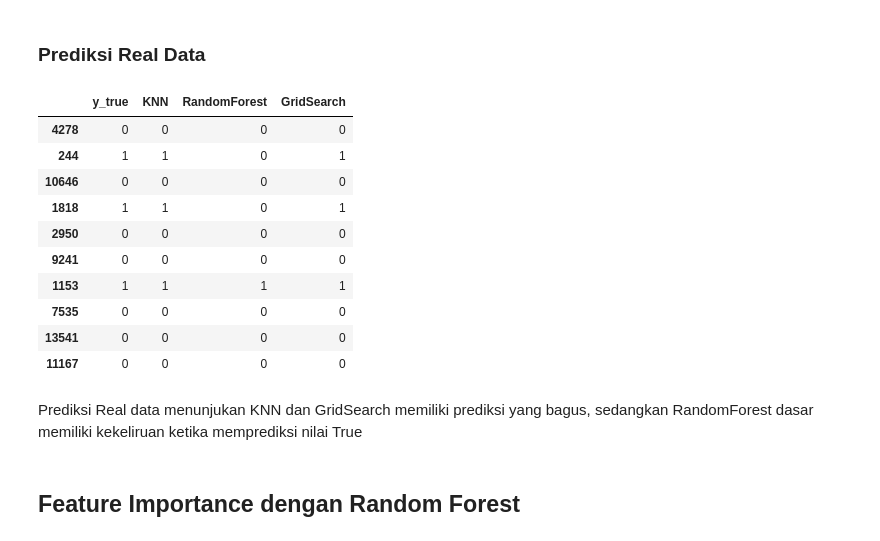
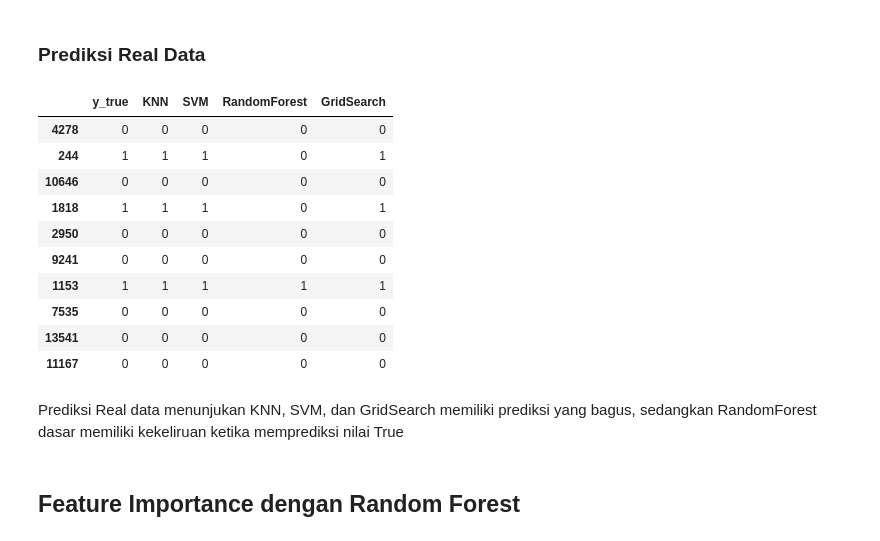
Before and after one commit to kresdev/DicodingMLExpert, a Jupyter notebook: PredictiveAnalytics/HR Turn Over Analytics.ipynb, the cells around one changed output. Cells and saved outputs as stored; diff of their text form; code cells hidden in the pictures.

```diff
--- a/PredictiveAnalytics/HR Turn Over Analytics.ipynb
+++ b/PredictiveAnalytics/HR Turn Over Analytics.ipynb
@@ -335,0 +321,13 @@ f1 score: 0.9393319700068167
+# %%
+n_neighbors = range(1, 20, 2)
+train_score = []
+test_score = []
+
+for n in tqdm(n_neighbors):
+    knn = KNeighborsClassifier(n_neighbors=n)
+    knn.fit(X_train, y_train)
+    trains = f1_score(y_train, knn.predict(X_train))
+    tests = f1_score(y_test, knn.predict(X_test))
+
+    train_score.append(trains)
+    test_score.append(tests)
@@ -335,0 +359,3 @@ f1 score: 0.9393319700068167
+# %%
+svc = SVC()
+svc.fit(X_train, y_train)
@@ -335,0 +369,13 @@ f1 score: 0.9393319700068167
+# %%
+C_values = np.logspace(0, 3, 4, dtype=int)
+train_score = []
+test_score = []
+
+for n in tqdm(C_values):
+    svc = SVC(C=n)
+    svc.fit(X_train, y_train)
+    trains = f1_score(y_train, svc.predict(X_train))
+    tests = f1_score(y_test, svc.predict(X_test))
+
+    train_score.append(trains)
+    test_score.append(tests)
@@ -335,0 +395,3 @@ f1 score: 0.9393319700068167
+# %%
+svc = SVC(C=100)
+svc.fit(X_train, y_train)
@@ -478,26 +565,27 @@ Random Forest dengan GridSearch Memiliki nilai f1 score tertingi yaitu **98%**
 # %%
 prediksi = X_test.iloc[1000:1010].copy()
 pred_dict = {'y_true':y_test[1000:1010]}
 
 pred_dict['KNN'] = knn.predict(prediksi)
+pred_dict['SVM'] = svc.predict(prediksi)
 pred_dict['RandomForest'] = RF.predict(prediksi)
 pred_dict['GridSearch'] = GSV.predict(prediksi)
 
 pd.DataFrame(pred_dict)
 # %% [output]
-|  | y_true | KNN | RandomForest | GridSearch |
-| 4278 | 0 | 0 | 0 | 0 |
-| 244 | 1 | 1 | 0 | 1 |
-| 10646 | 0 | 0 | 0 | 0 |
-| 1818 | 1 | 1 | 0 | 1 |
-| 2950 | 0 | 0 | 0 | 0 |
-| 9241 | 0 | 0 | 0 | 0 |
-| 1153 | 1 | 1 | 1 | 1 |
-| 7535 | 0 | 0 | 0 | 0 |
-| 13541 | 0 | 0 | 0 | 0 |
-| 11167 | 0 | 0 | 0 | 0 |
+|  | y_true | KNN | SVM | RandomForest | GridSearch |
+| 4278 | 0 | 0 | 0 | 0 | 0 |
+| 244 | 1 | 1 | 1 | 0 | 1 |
+| 10646 | 0 | 0 | 0 | 0 | 0 |
+| 1818 | 1 | 1 | 1 | 0 | 1 |
+| 2950 | 0 | 0 | 0 | 0 | 0 |
+| 9241 | 0 | 0 | 0 | 0 | 0 |
+| 1153 | 1 | 1 | 1 | 1 | 1 |
+| 7535 | 0 | 0 | 0 | 0 | 0 |
+| 13541 | 0 | 0 | 0 | 0 | 0 |
+| 11167 | 0 | 0 | 0 | 0 | 0 |
 # %% [markdown]
-Prediksi Real data menunjukan KNN dan GridSearch memiliki prediksi yang bagus, sedangkan RandomForest dasar memiliki kekeliruan ketika memprediksi nilai True
+Prediksi Real data menunjukan KNN, SVM, dan GridSearch memiliki prediksi yang bagus, sedangkan RandomForest dasar memiliki kekeliruan ketika memprediksi nilai True
 # %% [markdown]
 ## Feature Importance dengan Random Forest
 # %% [markdown]
```
Also changed, not shown: parts of 33 cells of this notebook, 7 other files.
